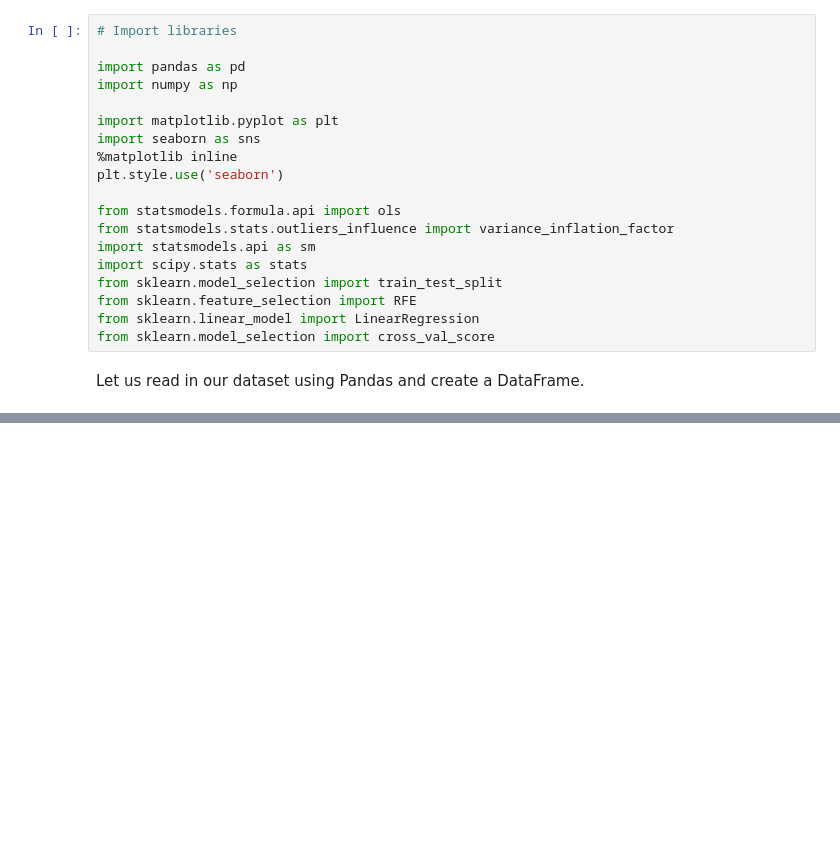
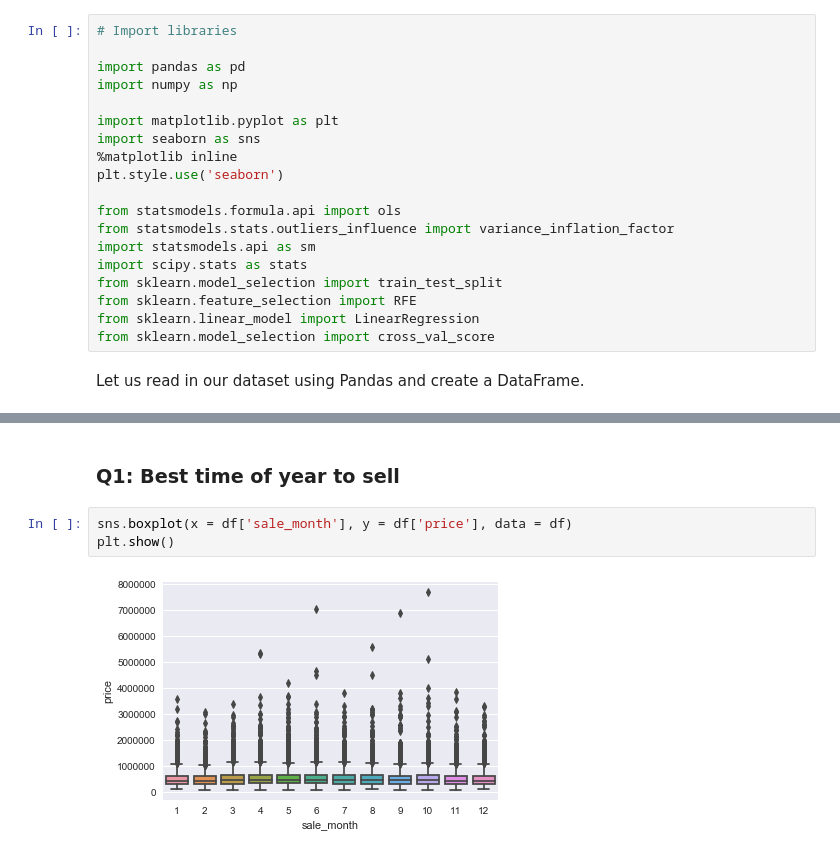
Before and after one commit to nadinezab/kc-house-prices-prediction, a Jupyter notebook: kc-house-prices.ipynb, the cells around one changed output, grey strips where cells are left out. Saved outputs shown, nothing was run; the diff lists cells and outputs as text; blank space fills up the shorter version.

```diff
--- a/kc-house-prices.ipynb
+++ b/kc-house-prices.ipynb
@@ -89,0 +327,7 @@ df.head()
+# %% [markdown]
+### Q1: Best time of year to sell
+# %%
+sns.boxplot(x = df['sale_month'], y = df['price'], data = df)
+plt.show()
+# %% [output]
+[figure, added]
```
Also changed, not shown: parts of 49 cells of this notebook.
